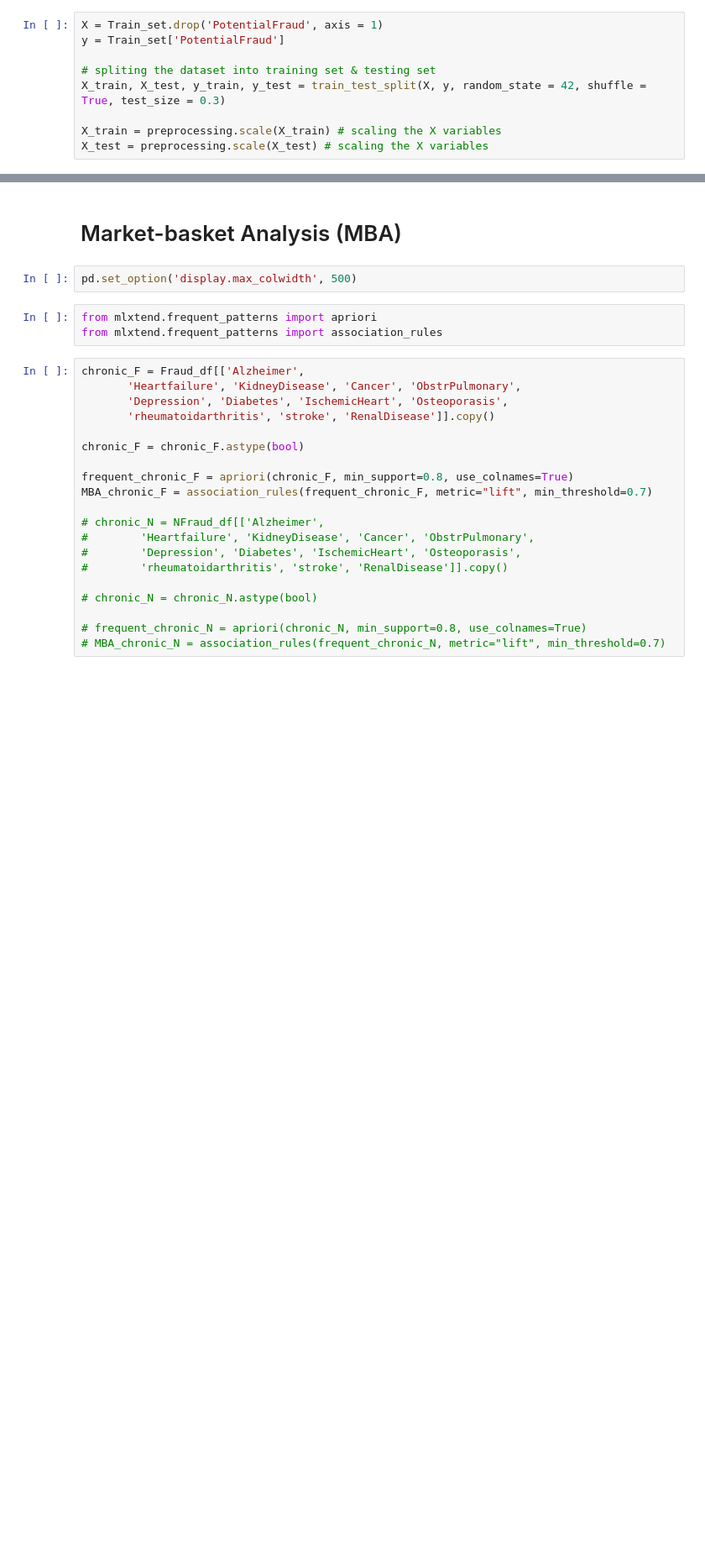
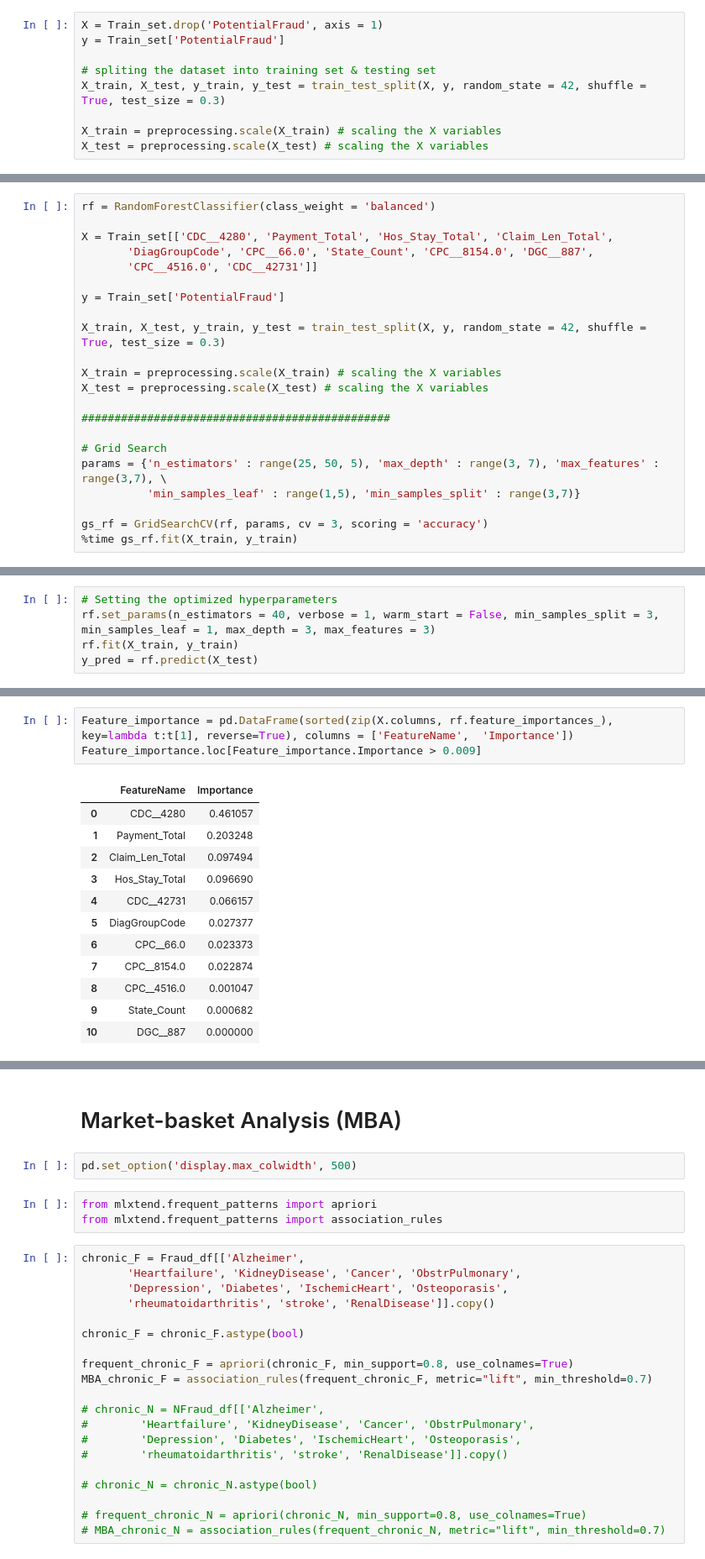
Before and after one commit to SubornaN/Health_Care_Fraud_Detection, a Jupyter notebook: Fraud_Detection_EDA_4.ipynb, the cells around one changed output, grey strips where cells are left out. Shown at 84% size. Cells and saved outputs as stored; diff of their text form; blank space fills up the shorter version.

Commit message:
cleaned the notebook, fine tuned hyperparameters, run ML models

```diff
--- a/Fraud_Detection_EDA_4.ipynb
+++ b/Fraud_Detection_EDA_4.ipynb
@@ -512,0 +307,22 @@ Features.sort_values(ascending = False, by = 'Coefficients')
+# %%
+rf = RandomForestClassifier(class_weight = 'balanced')
+
+X = Train_set[['CDC__4280', 'Payment_Total', 'Hos_Stay_Total', 'Claim_Len_Total',
+       'DiagGroupCode', 'CPC__66.0', 'State_Count', 'CPC__8154.0', 'DGC__887',
+       'CPC__4516.0', 'CDC__42731']]
+
+y = Train_set['PotentialFraud']
+
+X_train, X_test, y_train, y_test = train_test_split(X, y, random_state = 42, shuffle = True, test_size = 0.3)
+
+X_train = preprocessing.scale(X_train) # scaling the X variables
+X_test = preprocessing.scale(X_test) # scaling the X variables
+
+###############################################
+
+# Grid Search
+params = {'n_estimators' : range(25, 50, 5), 'max_depth' : range(3, 7), 'max_features' : range(3,7), \
+          'min_samples_leaf' : range(1,5), 'min_samples_split' : range(3,7)}
+
+gs_rf = GridSearchCV(rf, params, cv = 3, scoring = 'accuracy')
+%time gs_rf.fit(X_train, y_train)
@@ -512,0 +355,5 @@ Features.sort_values(ascending = False, by = 'Coefficients')
+# %%
+# Setting the optimized hyperparameters
+rf.set_params(n_estimators = 40, verbose = 1, warm_start = False, min_samples_split = 3, min_samples_leaf = 1, max_depth = 3, max_features = 3)
+rf.fit(X_train, y_train)
+y_pred = rf.predict(X_test)
@@ -512,0 +411,16 @@ Features.sort_values(ascending = False, by = 'Coefficients')
+# %%
+Feature_importance = pd.DataFrame(sorted(zip(X.columns, rf.feature_importances_), key=lambda t:t[1], reverse=True), columns = ['FeatureName',  'Importance'])
+Feature_importance.loc[Feature_importance.Importance > 0.009]
+# %% [output]
+|  | FeatureName | Importance |
+| 0 | CDC__4280 | 0.461057 |
+| 1 | Payment_Total | 0.203248 |
+| 2 | Claim_Len_Total | 0.097494 |
+| 3 | Hos_Stay_Total | 0.096690 |
+| 4 | CDC__42731 | 0.066157 |
+| 5 | DiagGroupCode | 0.027377 |
+| 6 | CPC__66.0 | 0.023373 |
+| 7 | CPC__8154.0 | 0.022874 |
+| 8 | CPC__4516.0 | 0.001047 |
+| 9 | State_Count | 0.000682 |
+| 10 | DGC__887 | 0.000000 |
```
Also changed, not shown: parts of 92 cells of this notebook.
